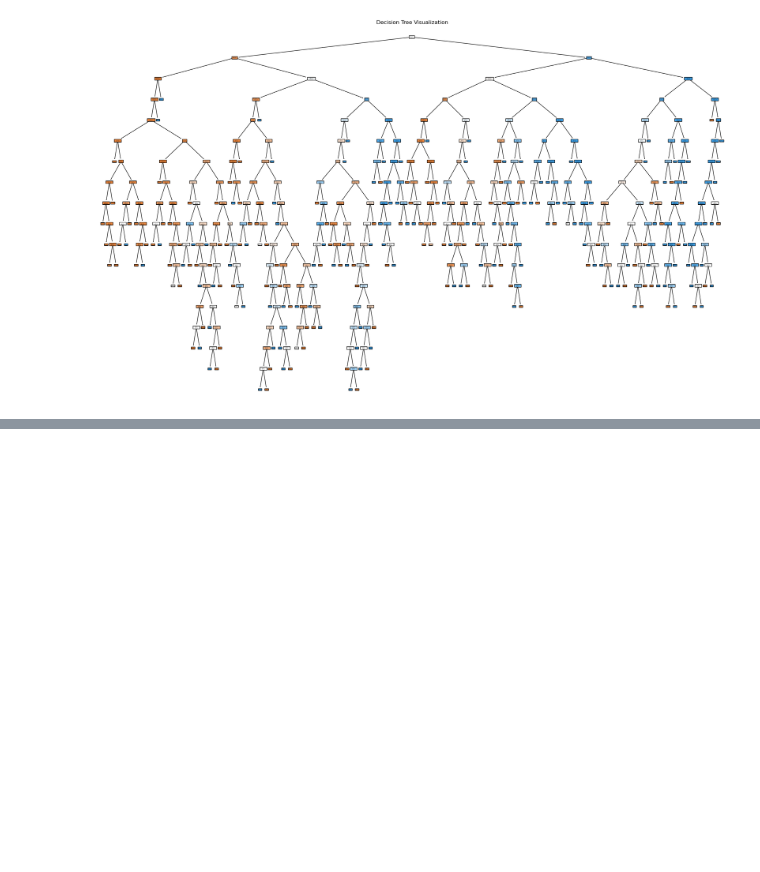
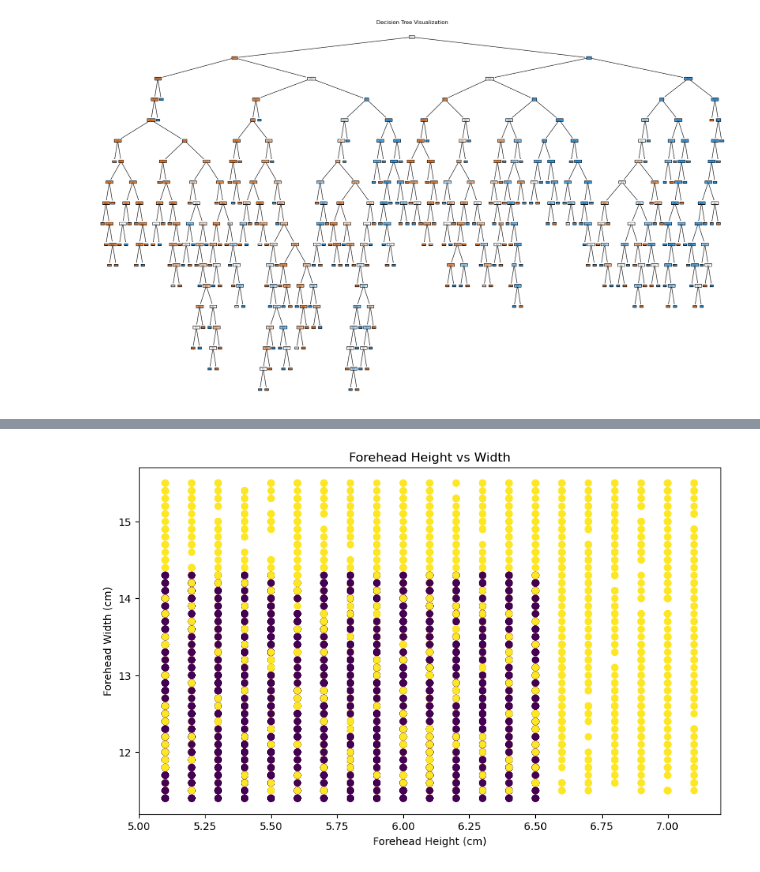
Before and after one commit to josephgitau/Nov-Intake-Notebooks, a Jupyter notebook: DT and RF model.ipynb, the cells around one changed output, grey strips where cells are left out. Drawn from its saved outputs; the diff is of its cells as text; code cells hidden in the pictures; blank space fills up the shorter version.

```diff
--- a/DT and RF model.ipynb
+++ b/DT and RF model.ipynb
@@ -114,0 +119,16 @@ Decision Tree Structure:
+# %%
+# library import
+from sklearn.neighbors import KNeighborsClassifier
+
+# instantiate model
+knn_model = KNeighborsClassifier(n_neighbors=2)
+
+# fit model
+knn_model.fit(X, y)
+
+# predict
+knn_predictions = knn_model.predict(X)
+
+# eveluate the model
+print("K-Nearest Neighbors Classifier Report:")
+print(classification_report(y, knn_predictions))
@@ -114,0 +150,10 @@ Decision Tree Structure:
+# %%
+## Plot
+plt.figure(figsize=(10, 6))
+plt.scatter(X["forehead_height_cm"], X["forehead_width_cm"], c=y.map({"Male":1, "Female":0}))
+plt.xlabel("Forehead Height (cm)")
+plt.ylabel("Forehead Width (cm)")
+plt.title("Forehead Height vs Width")
+plt.show()
+# %% [output]
+[figure, added]
```
Also changed, not shown: parts of 8 cells of this notebook.
